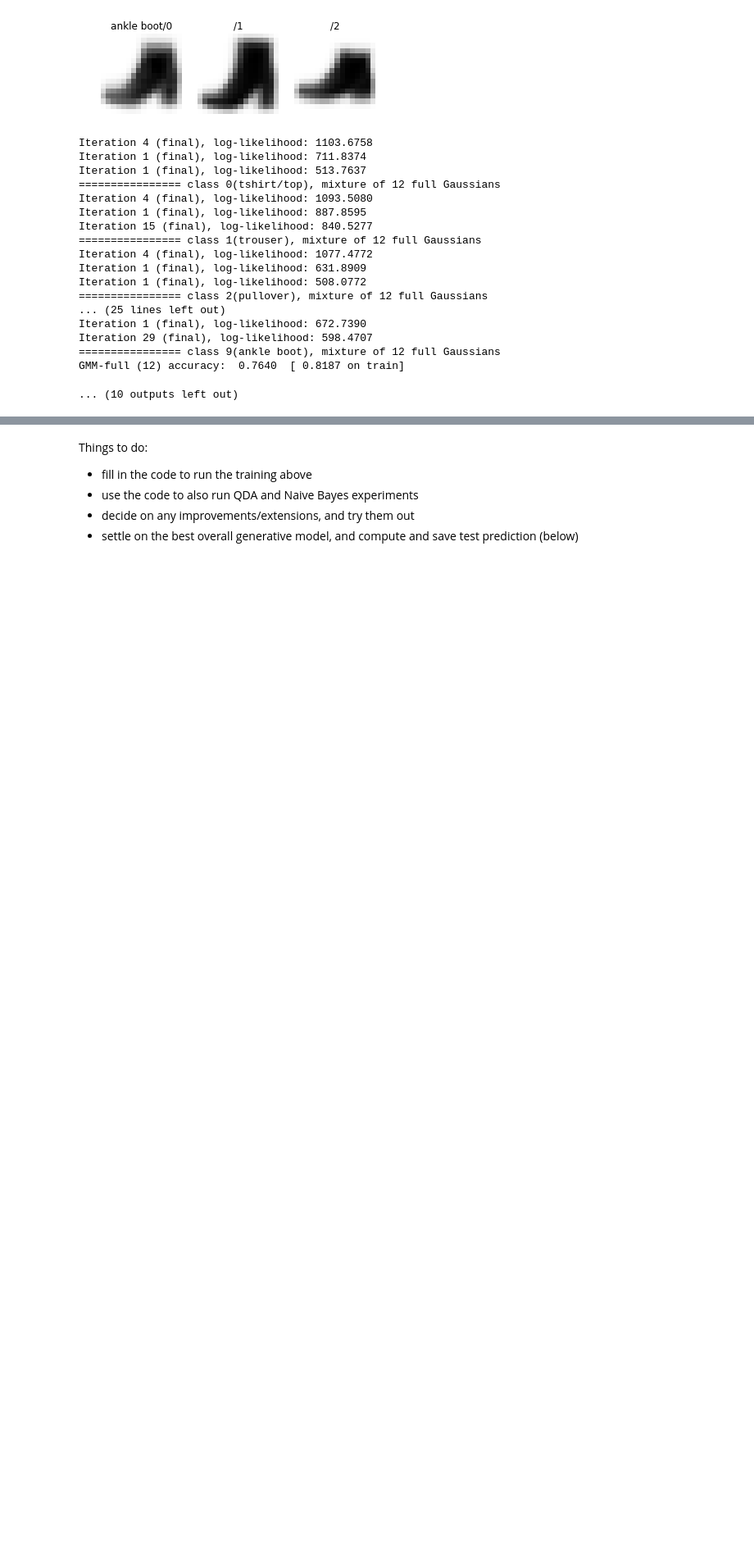
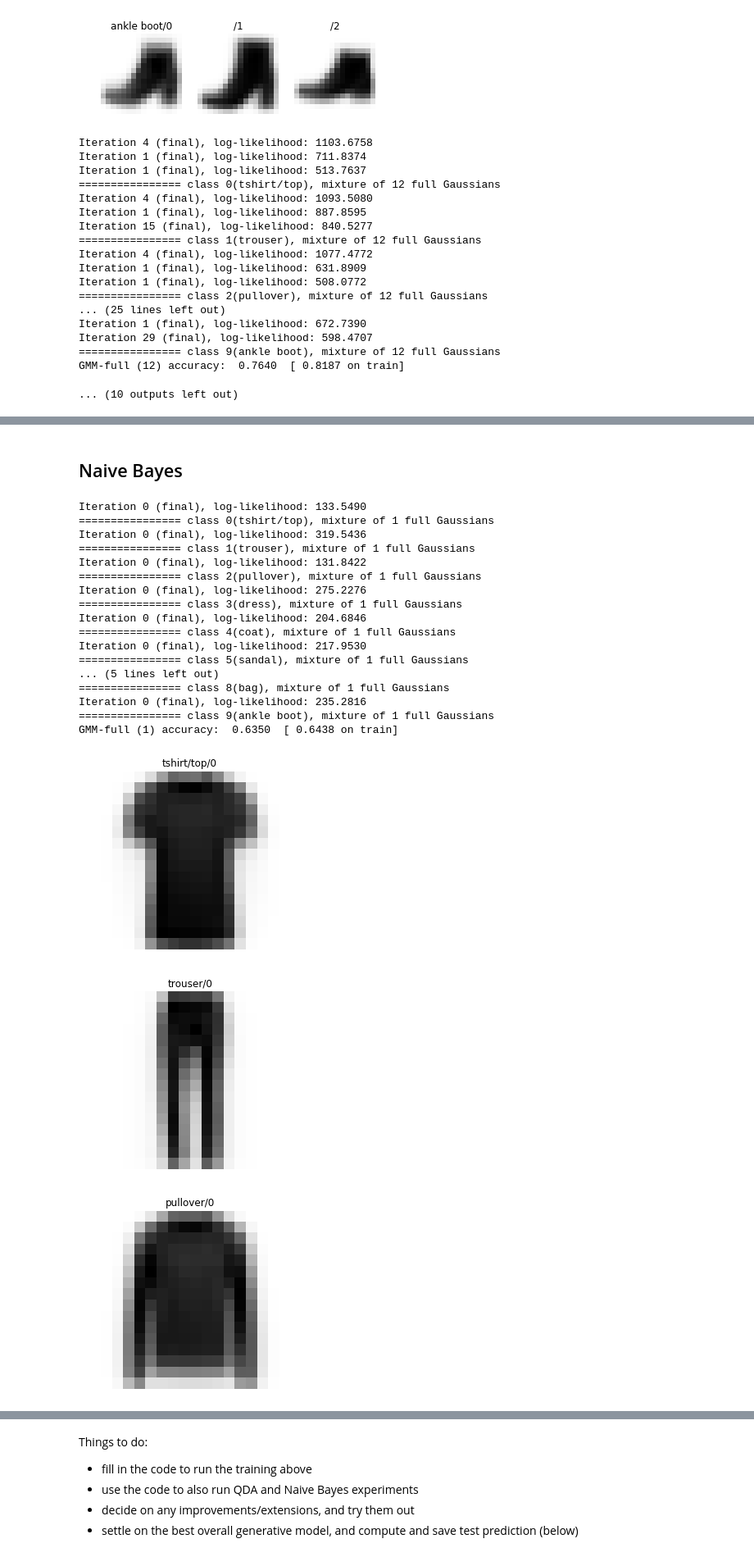
Before and after one commit to karljiangster/StatML, a Jupyter notebook: hw4/karljiang-sol4.ipynb, the cells around one changed output, grey strips where cells are left out. Shown at 82% size. Drawn from its saved outputs; the diff is of its cells as text; code cells hidden in the pictures; blank space fills up the shorter version.

```diff
--- a/hw4/karljiang-sol4.ipynb
+++ b/hw4/karljiang-sol4.ipynb
@@ -511,0 +539,43 @@ gmmacc
+# %% [markdown]
+## Naive Bayes
+# %%
+ks=[1]
+gmmacc=dict()
+gmmaccTrain=dict()
+
+#%pdb
+for k in ks:
+    mmodels=dict()
+
+    for y in range(10):
+        mmodels[y] = GaussianMixtureModel(classData[y], k, max_iter=1, cov_type='diag')
+        mmodels[y].trainFast(classData[y],verbose='final',rs=[1])
+        print('================ class '+str(y)+'('+class_names[y]+'), mixture of %d full Gaussians'%k)
+
+    gmmacc[k], _ = get_accuracy(mmodels,xVal,yVal)
+    gmmaccTrain[k], _ = get_accuracy(mmodels,xTrain,yTrain)
+    print('GMM-full (%d) accuracy:  %.4f  [ %.4f on train]'%(k,gmmacc[k],gmmaccTrain[k]))
+    for y in range(10):
+        showMeans(mmodels,y)
+        plt.show()
+# %% [output]
+Iteration 0 (final), log-likelihood: 133.5490
+================ class 0(tshirt/top), mixture of 1 full Gaussians
+Iteration 0 (final), log-likelihood: 319.5436
+================ class 1(trouser), mixture of 1 full Gaussians
+Iteration 0 (final), log-likelihood: 131.8422
+================ class 2(pullover), mixture of 1 full Gaussians
+Iteration 0 (final), log-likelihood: 275.2276
+================ class 3(dress), mixture of 1 full Gaussians
+Iteration 0 (final), log-likelihood: 204.6846
+================ class 4(coat), mixture of 1 full Gaussians
+Iteration 0 (final), log-likelihood: 217.9530
+================ class 5(sandal), mixture of 1 full Gaussians
+... (5 lines left out)
+================ class 8(bag), mixture of 1 full Gaussians
+Iteration 0 (final), log-likelihood: 235.2816
+================ class 9(ankle boot), mixture of 1 full Gaussians
+GMM-full (1) accuracy:  0.6350  [ 0.6438 on train]
+[figure, added]
+[figure, added]
+[figure, added]
```
Also changed, not shown: parts of 14 cells of this notebook, 5 other files.
